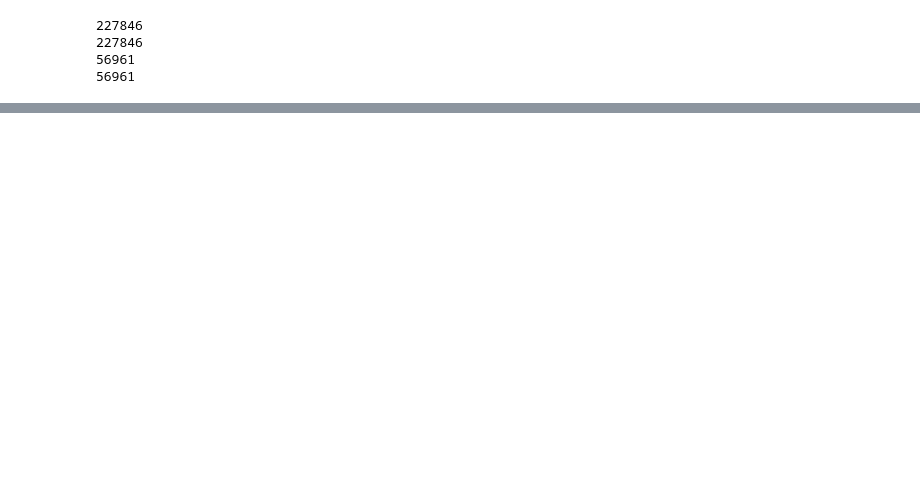
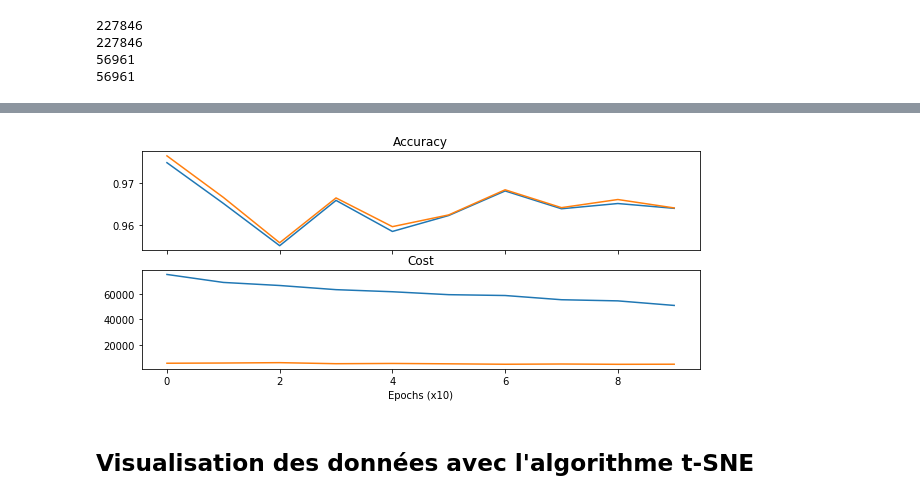
Before and after one commit to atthom/SD_Credit-Card-Fraud-Challenge, a Jupyter notebook: CreditCardFraudChallenge_CédricThomasThomasMiniVincent.ipynb, the cells around one changed output, grey strips where cells are left out. Drawn from its saved outputs; the diff is of its cells as text; code cells hidden in the pictures; blank space fills up the shorter version.

```diff
--- a/CreditCardFraudChallenge_CédricThomasThomasMini.ipynb
+++ b/CreditCardFraudChallenge_CédricThomasThomasMiniVincent.ipynb
@@ -168,3 +171,7 @@ plt.show()
 [figure]
 # %% [markdown]
 Même si le nombre de transactions normales est beaucoup plus élevé que les fraudes, la répartition globale du montant est la même, c'est-à-dire que la grande majorité des transactions ont des petits montants.
+# %%
+df['Amount_max_fraud'] = 1
+df.loc[df.Amount <= 2125.87, 'Amount_max_fraud'] = 0
+df['Amount_max_fraud'].sum()
@@ -373,8 +429,8 @@ y_ = tf.placeholder(tf.float32, [None, 2])
 # %%
 # Parameters
-training_epochs = 5 # should be 2000, it will timeout when uploading
+training_epochs = 10 # should be 2000, it will timeout when uploading
 training_dropout = 0.9
-display_step = 1 # 10
+display_step = 1 # les détails de l'entraînement seront affichés à chaque pas
 n_samples = y_train.shape[0]
 batch_size = 2048
 learning_rate = 0.005
@@ -466,0 +556,16 @@ ValueError: Cannot feed value of shape (2048, 36) for Tensor 'Placeholder_9:0',
+# %%
+# Plot the accuracy and cost summaries
+f, (ax1, ax2) = plt.subplots(2, 1, sharex=True, figsize=(10,4))
+
+ax1.plot(accuracy_summary) # blue
+ax1.plot(valid_accuracy_summary) # green
+ax1.set_title('Accuracy')
+
+ax2.plot(cost_summary)
+ax2.plot(valid_cost_summary)
+ax2.set_title('Cost')
+
+plt.xlabel('Epochs (x10)')
+plt.show()
+# %% [output]
+[figure, added]
@@ -466,0 +586,2 @@ ValueError: Cannot feed value of shape (2048, 36) for Tensor 'Placeholder_9:0',
+# %% [markdown]
+## Visualisation des données avec l'algorithme t-SNE
```
Also changed, not shown: parts of 42 cells of this notebook, 1 other file.
